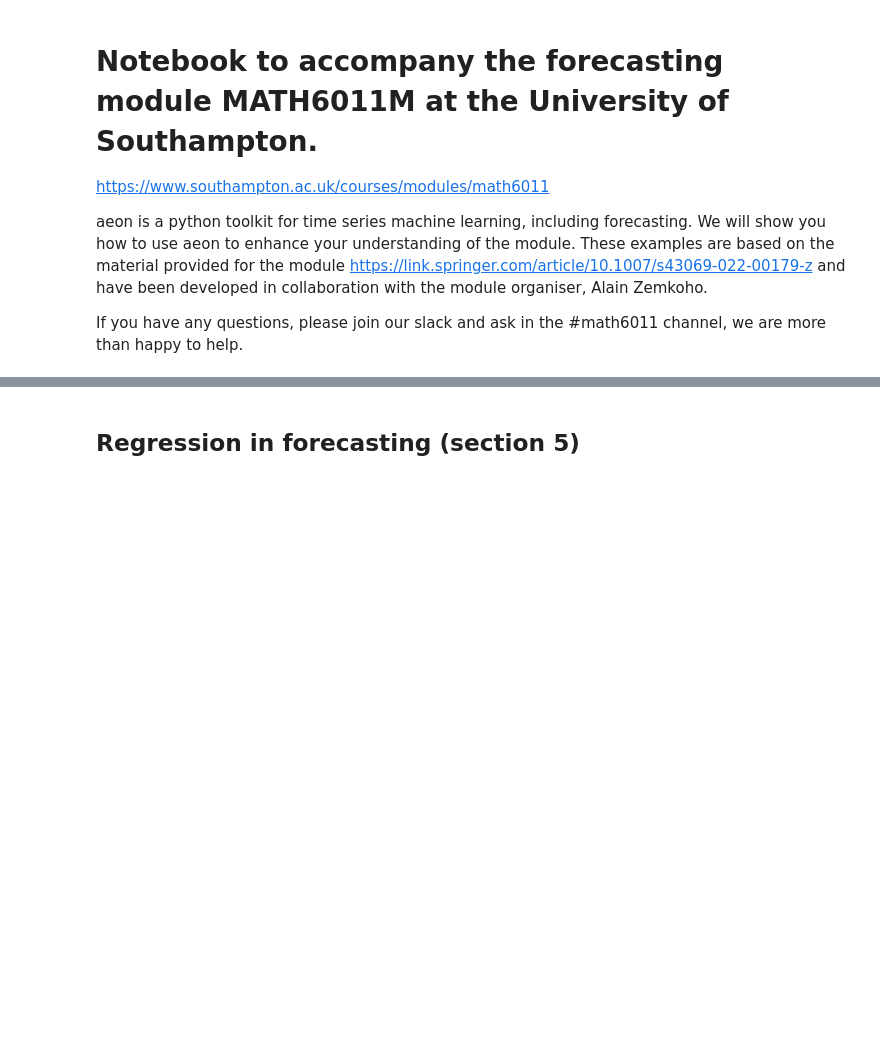
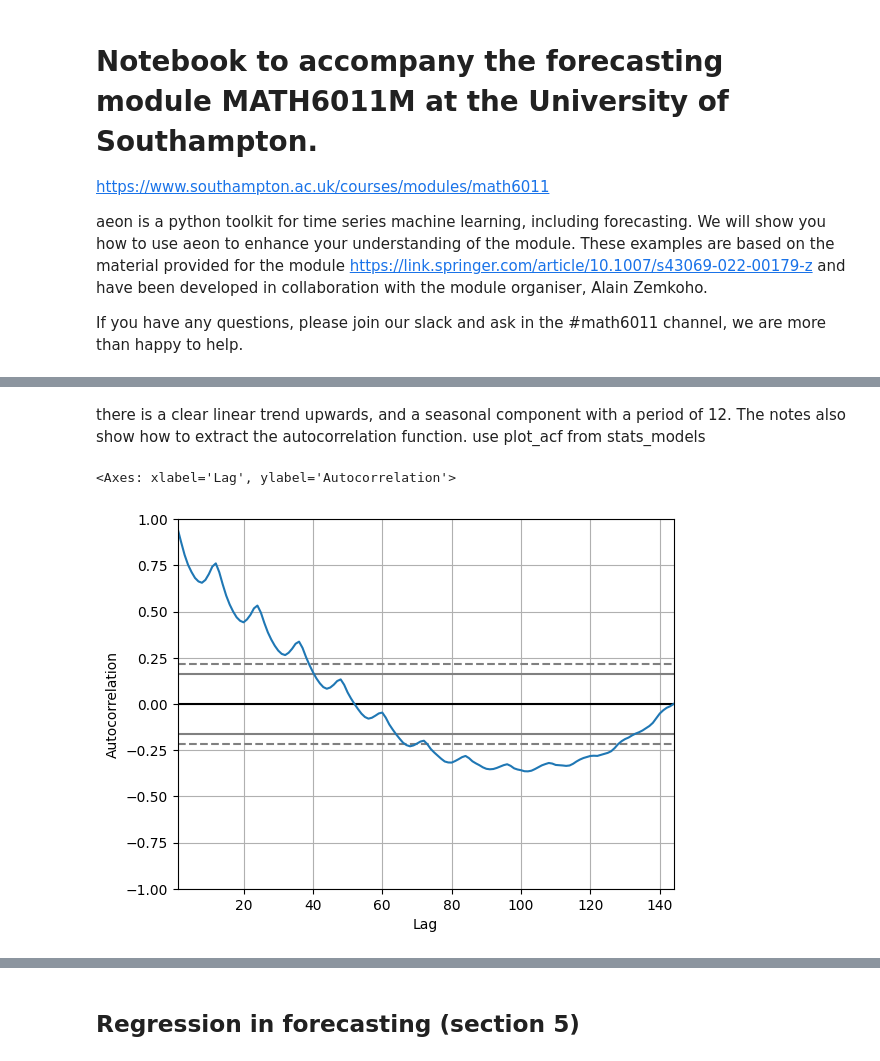
Before and after one commit to wayneadams/aeon, a Jupyter notebook: examples/forecasting/math6011.ipynb, the cells around one changed output, grey strips where cells are left out. Saved outputs shown, nothing was run; the diff lists cells and outputs as text; code cells hidden in the pictures; blank space fills up the shorter version.

```diff
--- a/examples/forecasting/math6011.ipynb
+++ b/examples/forecasting/math6011.ipynb
@@ -30,0 +54,9 @@ Naive forecasting, MAPE, etc
+# %% [markdown]
+there is a clear linear trend upwards, and a seasonal component with a period of 12.
+The notes also show how to extract the autocorrelation function. use plot_acf from
+stats_models
+# %%
+pd.plotting.autocorrelation_plot(airline)
+# %% [output]
+<Axes: xlabel='Lag', ylabel='Autocorrelation'>
+[figure, added]
```
Also changed, not shown: parts of 33 cells of this notebook, 1 other file.
